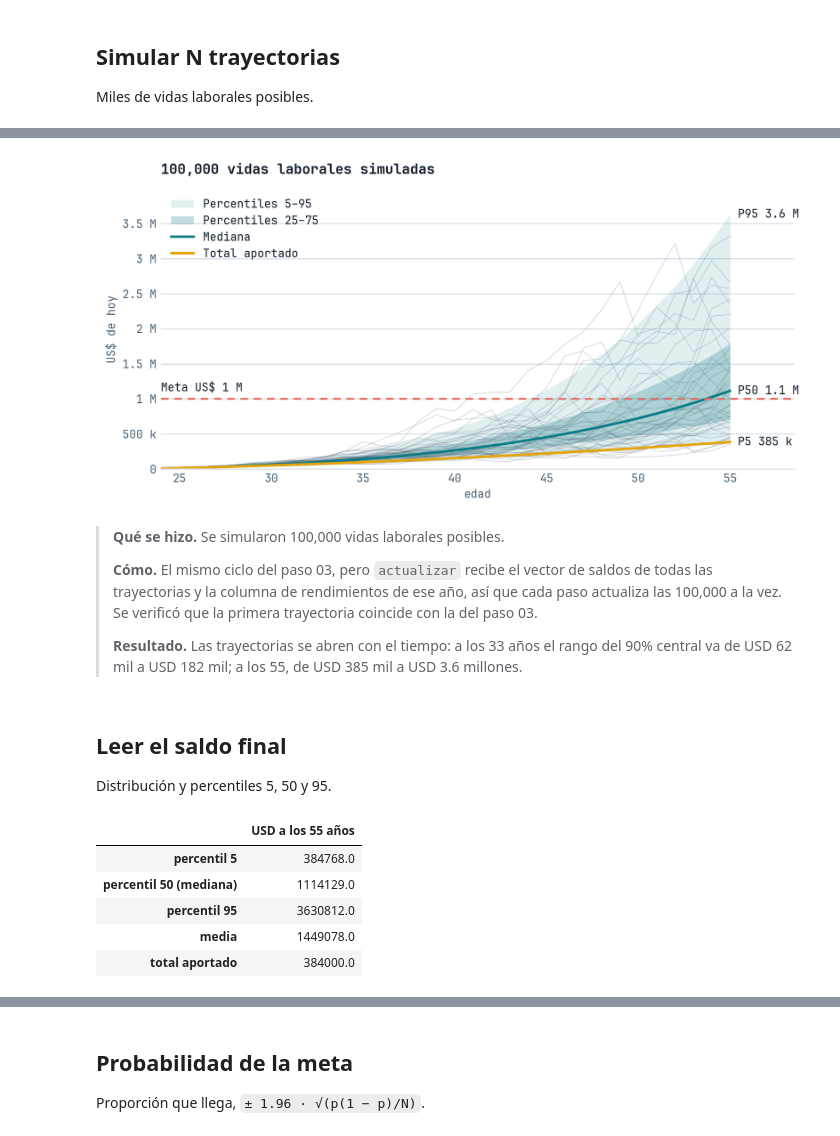
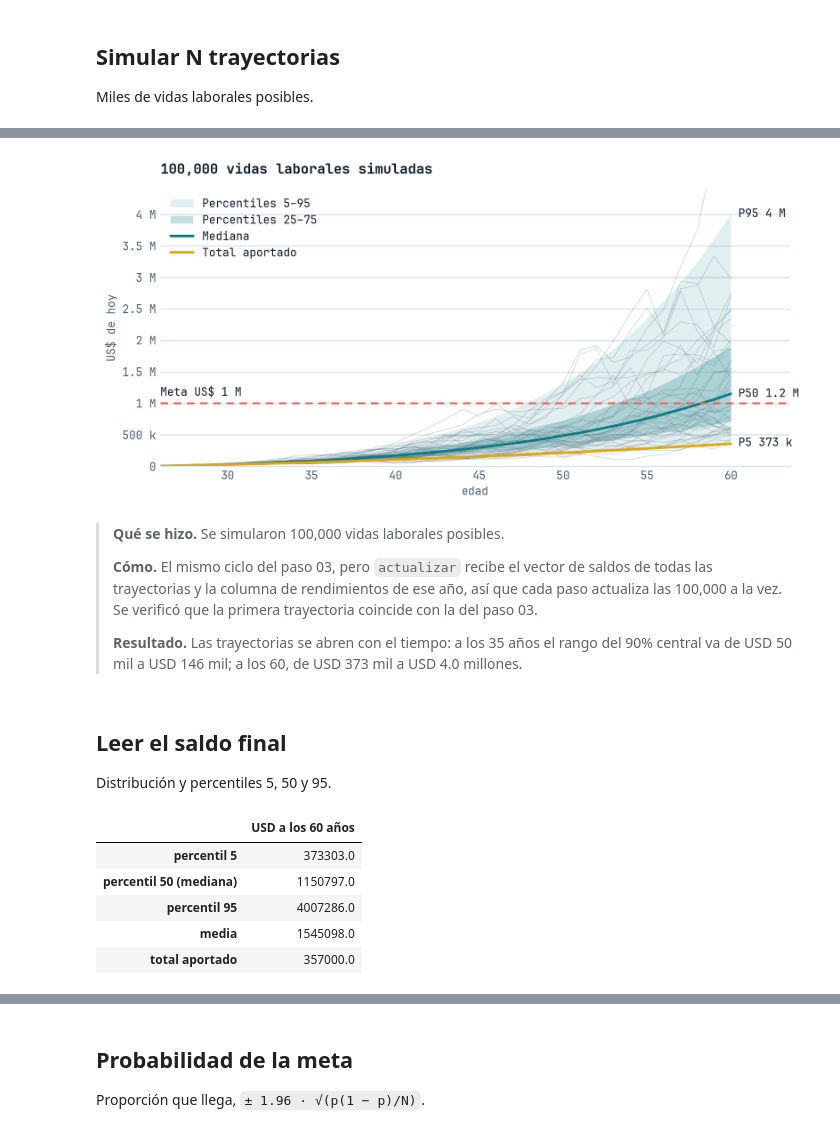
Before and after one commit to josgarciave/montecarlo-bomba-atomica-finanzas, a Jupyter notebook: notebooks/02_pensiones.ipynb, the cells around one changed output, grey strips where cells are left out. Cells and saved outputs as stored; diff of their text form; code cells hidden in the pictures.

```diff
--- a/notebooks/02_pensiones.ipynb
+++ b/notebooks/02_pensiones.ipynb
@@ -22,15 +22,15 @@ import pandas as pd
 from scipy import stats
 
 # Parámetros del análisis (en dólares de hoy)
-EDAD_INICIO, EDAD_RETIRO = 23, 55
-HORIZONTE = EDAD_RETIRO - EDAD_INICIO  # 32 años
-APORTE_INICIAL, APORTE_FINAL = 500, 1_500  # US$ al mes
+EDAD_INICIO, EDAD_RETIRO = 25, 60
+HORIZONTE = EDAD_RETIRO - EDAD_INICIO  # 35 años
+APORTE_INICIAL, APORTE_FINAL = 400, 1_300  # USD al mes (promedio 850)
 MU, SIGMA = 0.086, 0.20  # rentabilidad real anual del S&P 500 y su volatilidad
-META = 1_000_000  # US$
+META = 1_000_000  # USD
 N_SIM = 100_000
 SEMILLA = 42
 
-# El aporte mensual crece en línea recta de 500 a 1,500; se aporta 12 veces al año
+# El aporte mensual crece en línea recta de 400 a 1,300; se aporta 12 veces al año
 aportes = 12 * np.linspace(APORTE_INICIAL, APORTE_FINAL, HORIZONTE)
 edades = EDAD_INICIO + 1 + np.arange(HORIZONTE)  # edad al final de cada año
 aportado = np.cumsum(aportes)  # total aportado acumulado
@@ -188,13 +189,13 @@ pd.DataFrame(
 # %%
 graficas.trayectorias(edades, saldos, META, aportado)
 # %% [output]
-[figure, old version]
+[figure, new version]
 # %% [markdown]
 > **Qué se hizo.** Se simularon 100,000 vidas laborales posibles.
 >
 > **Cómo.** El mismo ciclo del paso 03, pero `actualizar` recibe el vector de saldos de todas las trayectorias y la columna de rendimientos de ese año, así que cada paso actualiza las 100,000 a la vez. Se verificó que la primera trayectoria coincide con la del paso 03.
 >
-> **Resultado.** Las trayectorias se abren con el tiempo: a los 33 años el rango del 90% central va de USD 62 mil a USD 182 mil; a los 55, de USD 385 mil a USD 3.6 millones.
+> **Resultado.** Las trayectorias se abren con el tiempo: a los 35 años el rango del 90% central va de USD 50 mil a USD 146 mil; a los 60, de USD 373 mil a USD 4.0 millones.
 # %% [markdown]
 ## Leer el saldo final
 
@@ -202,21 +203,21 @@ Distribución y percentiles 5, 50 y 95.
 # %%
 saldo_final = saldos[:, -1]
 
 pd.Series(
     {
         "percentil 5": np.percentile(saldo_final, 5),
         "percentil 50 (mediana)": np.percentile(saldo_final, 50),
         "percentil 95": np.percentile(saldo_final, 95),
         "media": saldo_final.mean(),
         "total aportado": aportado[-1],
     },
-    name="USD a los 55 años",
+    name=f"USD a los {EDAD_RETIRO} años",
 ).round(0).to_frame()
 # %% [output]
-|  | USD a los 55 años |
-| percentil 5 | 384768.0 |
-| percentil 50 (mediana) | 1114129.0 |
-| percentil 95 | 3630812.0 |
-| media | 1449078.0 |
-| total aportado | 384000.0 |
+|  | USD a los 60 años |
+| percentil 5 | 373303.0 |
+| percentil 50 (mediana) | 1150797.0 |
+| percentil 95 | 4007286.0 |
+| media | 1545098.0 |
+| total aportado | 357000.0 |
 # %%
```
Also changed, not shown: parts of 17 cells of this notebook, 13 other files.
